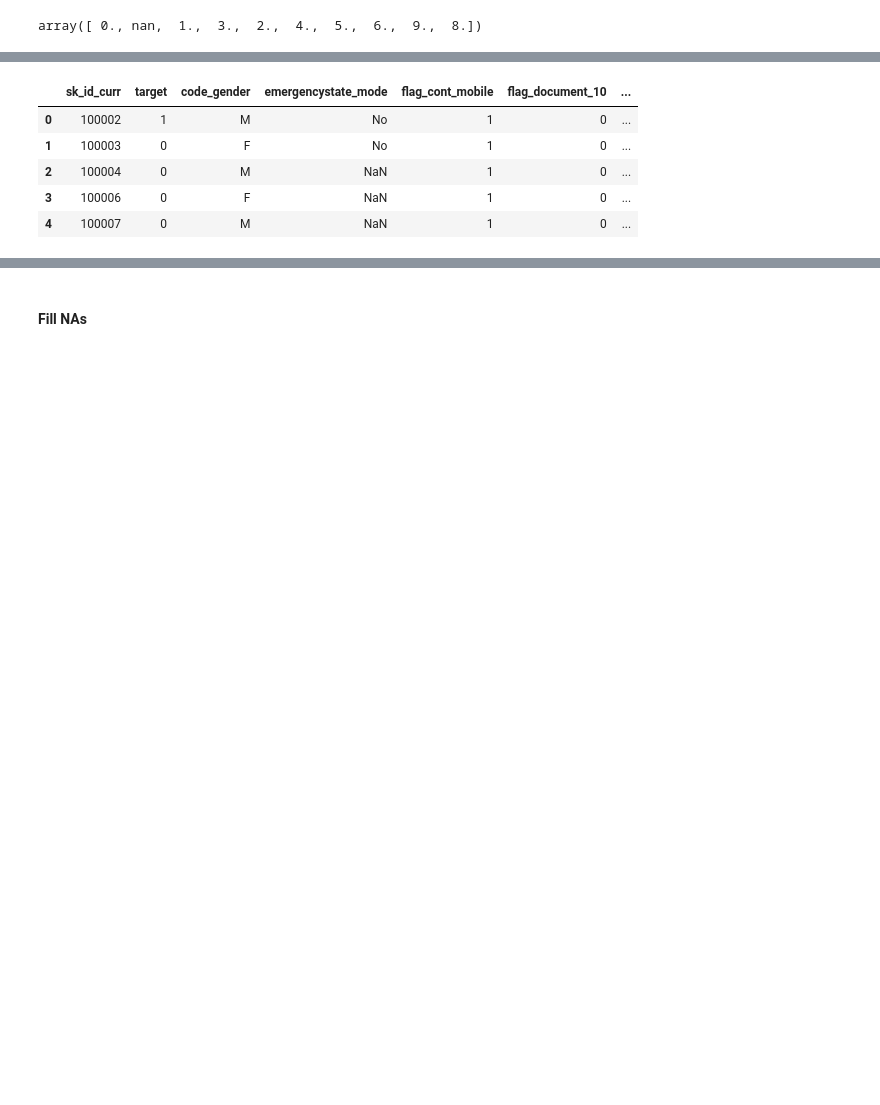
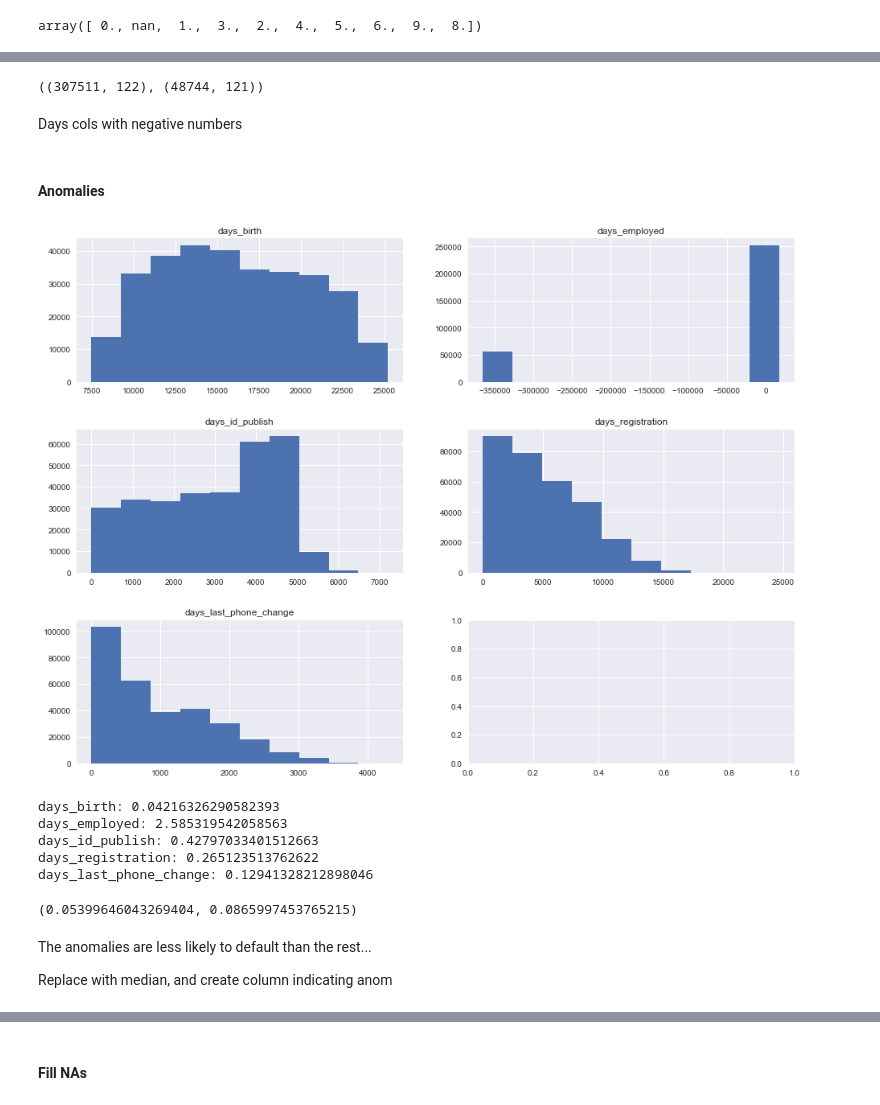
Before and after one commit to rshap91/home_credit_loans, a Jupyter notebook: Explore_And_Clean.ipynb, the cells around one changed output, grey strips where cells are left out. Saved outputs shown, nothing was run; the diff lists cells and outputs as text; code cells hidden in the pictures; blank space fills up the shorter version.

Commit message:
lots of cleaning. Need to revamp the anomoly evaluation portion. Otherwise, almost ready for analysis and pre-modeling

```diff
--- a/Explore_And_Clean.ipynb
+++ b/Explore_And_Clean.ipynb
@@ -294,7 +441,7 @@ numeric_cols = int_cols + float_cols
 # %%
 # Target column separate
 for c in tgt:
-    obj_cols.remove(c)
+    indicator_cols.remove(c)
 # %%
 # not sure what to do about these :-/
 # NOTE nunique() does NOT count nans!
@@ -339,11 +489,46 @@ len(pk) + len(tgt) + len(obj_cols) + len(int_cols) + len(float_cols), app_train.
 # %%
-app_train = app_train[pk + tgt + sorted(obj_cols) + sorted(int_cols) + sorted(float_cols)]
-app_test = app_test[pk + sorted(obj_cols) + sorted(int_cols) + sorted(float_cols)]
-app_train.head()
+# Order the columns
+app_train = app_train[pk + tgt + sorted(obj_cols) + sorted(indicator_cols) + sorted(int_cols) + sorted(float_cols)]
+app_test = app_test[pk + sorted(obj_cols) + sorted(indicator_cols) + sorted(int_cols) + sorted(float_cols)]
+app_train.shape, app_test.shape
 # %% [output]
-|  | sk_id_curr | target | code_gender | emergencystate_mode | flag_cont_mobile | flag_document_10 | ... |
-| 0 | 100002 | 1 | M | No | 1 | 0 | ... |
-| 1 | 100003 | 0 | F | No | 1 | 0 | ... |
-| 2 | 100004 | 0 | M | NaN | 1 | 0 | ... |
-| 3 | 100006 | 0 | F | NaN | 1 | 0 | ... |
-| 4 | 100007 | 0 | M | NaN | 1 | 0 | ... |
+((307511, 122), (48744, 121))
+# %% [markdown]
+Days cols with negative numbers
+# %%
+# all columns that have ANY negative numbers
+neg_cols = app_train[numeric_cols].loc[:,(app_train[numeric_cols] < 0).any(0)].columns
+# %%
+# make positive for interpretation sake
+app_train[neg_cols] = app_train[neg_cols] * -1
+app_test[neg_cols] = app_test[neg_cols] * -1
+# %% [markdown]
+#### Anomalies
+# %%
+fig, axes = plt.subplots(int(np.ceil(len(neg_cols)/2)), 2, figsize=(16,12))
+axes = axes.ravel()
+for i,col in enumerate(neg_cols):
+    ax = app_train[col].hist(ax=axes[i])
+    ax.set_title(col)
+plt.subplots_adjust(hspace=0.33)
+# %% [output]
+[figure, added]
+# %%
+# Std Largest Gap between values in each column
+# Larger numbers indicate less smoothe hist?
+for col in neg_cols:
+    print(col+':',app_train[col].sort_values().diff().max()/app_train[col].std())
+# %% [output]
+days_birth: 0.04216326290582393
+days_employed: 2.585319542058563
+days_id_publish: 0.42797033401512663
+days_registration: 0.265123513762622
+days_last_phone_change: 0.12941328212898046
+# %%
+# days_employed < 0 replace with median and create anomaly indicator column
+anom_train = app_train[app_train.days_employed<0]
+rest_train = app_train[app_train.days_employed>=0]
+# check the target variable for these anomolies vs all others
+anom_train.target.mean(), rest_train.target.mean()
+# %% [output]
+(0.05399646043269404, 0.0865997453765215)
@@ -349,0 +548,4 @@ app_train.head()
+# %% [markdown]
+The anomalies are less likely to default than the rest...
+
+Replace with median, and create column indicating anom
```
Also changed, not shown: parts of 78 cells of this notebook, 1 other file.
